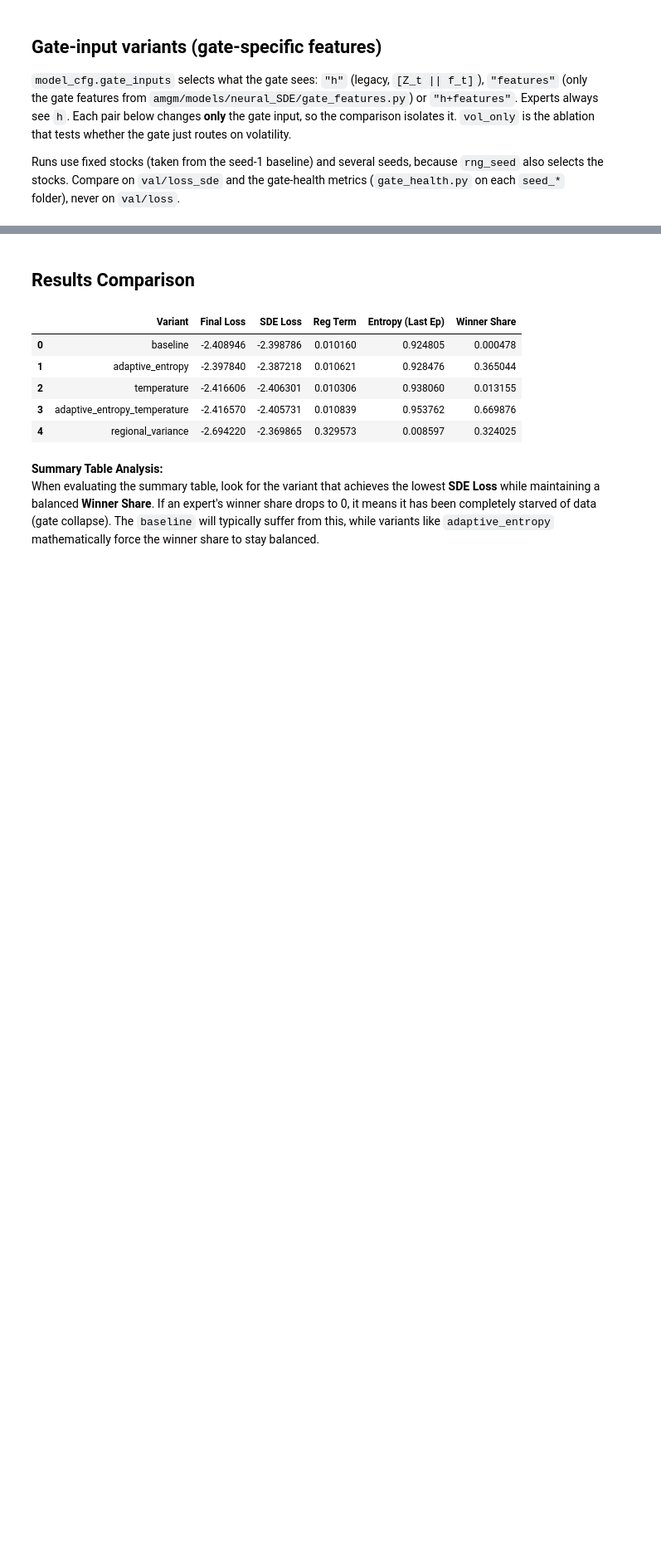
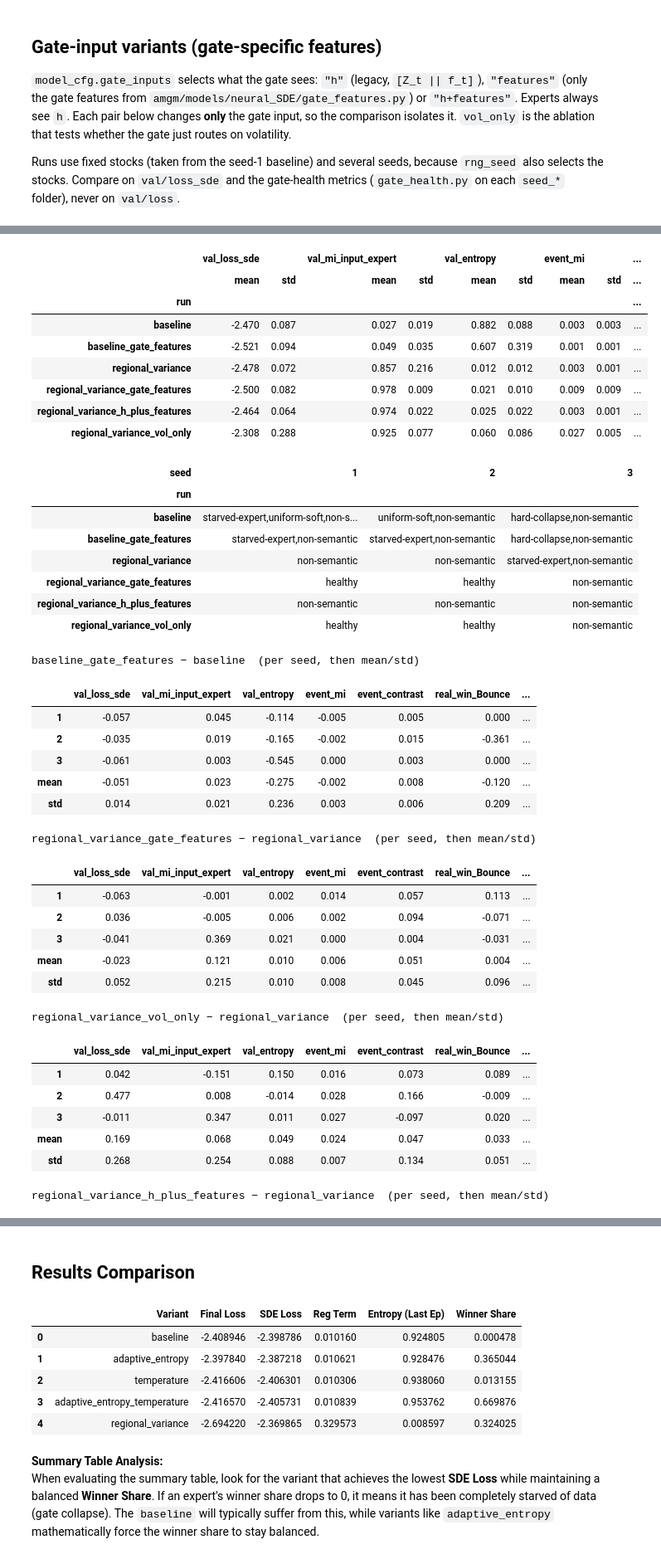
Before and after one commit to ammaralzeno/fibonacci_neural_sde, a Jupyter notebook: experiments/neural_SDE/gate_collapse_benchmark.ipynb, the cells around one changed output, grey strips where cells are left out. Shown at 83% size. Cells and saved outputs as stored; diff of their text form; code cells hidden in the pictures; blank space fills up the shorter version.

```diff
--- a/experiments/neural_SDE/gate_collapse_benchmark.ipynb
+++ b/experiments/neural_SDE/gate_collapse_benchmark.ipynb
@@ -181,0 +276,67 @@ display(gate_summary.groupby("Variant", sort=False)[["SDE Loss", "Entropy (Last
+# %%
+import sys
+sys.path.insert(0, "/home/daniel/lindev/remote/github/fibo-agent-platform/.claude/skills/fibonacci-sde-gating/scripts")
+import gate_health as gh
+
+rows = []
+for s in SEEDS:
+    for run in gh.find_runs([gate_root / f"seed_{s}"]):
+        r = gh.summarise(run); r["verdict"] = gh.verdict(r); r["seed"] = s
+        rows.append(r)
+health = pd.DataFrame(rows)
+
+cols = ["val_loss_sde", "val_mi_input_expert", "val_entropy", "event_mi", "event_contrast",
+        "real_win_Bounce", "real_win_Break", "real_win_Hover"]
+display(health.groupby("run", sort=False)[cols].agg(["mean", "std"]).round(3))
+display(health.pivot(index="run", columns="seed", values="verdict"))
+
+# Paired differences against the legacy gate, same seed and stocks
+pairs = {"baseline_gate_features": "baseline",
+         "regional_variance_gate_features": "regional_variance",
+         "regional_variance_vol_only": "regional_variance",
+         "regional_variance_h_plus_features": "regional_variance"}
+h = health.set_index(["run", "seed"])
+for new, ref in pairs.items():
+    d = h.loc[new, cols] - h.loc[ref, cols]
+    print(f"{new} − {ref}  (per seed, then mean/std)")
+    display(pd.concat([d, d.agg(["mean", "std"])]).round(3))
+# %% [output]
+|  | val_loss_sde |  | val_mi_input_expert |  | val_entropy |  | event_mi |  | ... |
+|  | mean | std | mean | std | mean | std | mean | std | ... |
+| run |  |  |  |  |  |  |  |  | ... |
+| baseline | -2.470 | 0.087 | 0.027 | 0.019 | 0.882 | 0.088 | 0.003 | 0.003 | ... |
+| baseline_gate_features | -2.521 | 0.094 | 0.049 | 0.035 | 0.607 | 0.319 | 0.001 | 0.001 | ... |
+| regional_variance | -2.478 | 0.072 | 0.857 | 0.216 | 0.012 | 0.012 | 0.003 | 0.001 | ... |
+| regional_variance_gate_features | -2.500 | 0.082 | 0.978 | 0.009 | 0.021 | 0.010 | 0.009 | 0.009 | ... |
+| regional_variance_h_plus_features | -2.464 | 0.064 | 0.974 | 0.022 | 0.025 | 0.022 | 0.003 | 0.001 | ... |
+| regional_variance_vol_only | -2.308 | 0.288 | 0.925 | 0.077 | 0.060 | 0.086 | 0.027 | 0.005 | ... |
+| seed | 1 | 2 | 3 |
+| run |  |  |  |
+| baseline | starved-expert,uniform-soft,non-s... | uniform-soft,non-semantic | hard-collapse,non-semantic |
+| baseline_gate_features | starved-expert,non-semantic | starved-expert,non-semantic | hard-collapse,non-semantic |
+| regional_variance | non-semantic | non-semantic | starved-expert,non-semantic |
+| regional_variance_gate_features | healthy | healthy | non-semantic |
+| regional_variance_h_plus_features | non-semantic | non-semantic | non-semantic |
+| regional_variance_vol_only | healthy | healthy | non-semantic |
+baseline_gate_features − baseline  (per seed, then mean/std)
+|  | val_loss_sde | val_mi_input_expert | val_entropy | event_mi | event_contrast | real_win_Bounce | ... |
+| 1 | -0.057 | 0.045 | -0.114 | -0.005 | 0.005 | 0.000 | ... |
+| 2 | -0.035 | 0.019 | -0.165 | -0.002 | 0.015 | -0.361 | ... |
+| 3 | -0.061 | 0.003 | -0.545 | 0.000 | 0.003 | 0.000 | ... |
+| mean | -0.051 | 0.023 | -0.275 | -0.002 | 0.008 | -0.120 | ... |
+| std | 0.014 | 0.021 | 0.236 | 0.003 | 0.006 | 0.209 | ... |
+regional_variance_gate_features − regional_variance  (per seed, then mean/std)
+|  | val_loss_sde | val_mi_input_expert | val_entropy | event_mi | event_contrast | real_win_Bounce | ... |
+| 1 | -0.063 | -0.001 | 0.002 | 0.014 | 0.057 | 0.113 | ... |
+| 2 | 0.036 | -0.005 | 0.006 | 0.002 | 0.094 | -0.071 | ... |
+| 3 | -0.041 | 0.369 | 0.021 | 0.000 | 0.004 | -0.031 | ... |
+| mean | -0.023 | 0.121 | 0.010 | 0.006 | 0.051 | 0.004 | ... |
+| std | 0.052 | 0.215 | 0.010 | 0.008 | 0.045 | 0.096 | ... |
+regional_variance_vol_only − regional_variance  (per seed, then mean/std)
+|  | val_loss_sde | val_mi_input_expert | val_entropy | event_mi | event_contrast | real_win_Bounce | ... |
+| 1 | 0.042 | -0.151 | 0.150 | 0.016 | 0.073 | 0.089 | ... |
+| 2 | 0.477 | 0.008 | -0.014 | 0.028 | 0.166 | -0.009 | ... |
+| 3 | -0.011 | 0.347 | 0.011 | 0.027 | -0.097 | 0.020 | ... |
+| mean | 0.169 | 0.068 | 0.049 | 0.024 | 0.047 | 0.033 | ... |
+| std | 0.268 | 0.254 | 0.088 | 0.007 | 0.134 | 0.051 | ... |
+regional_variance_h_plus_features − regional_variance  (per seed, then mean/std)
```
Also changed, not shown: parts of 3 cells of this notebook.
